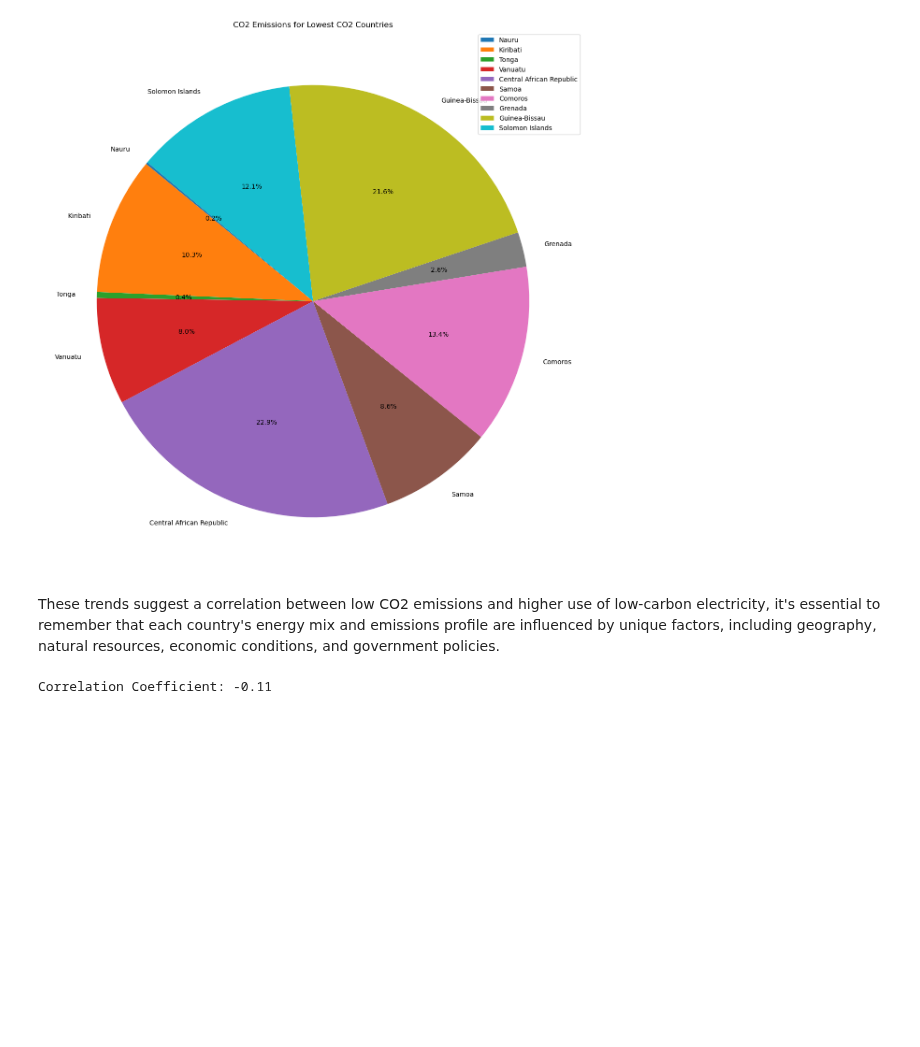
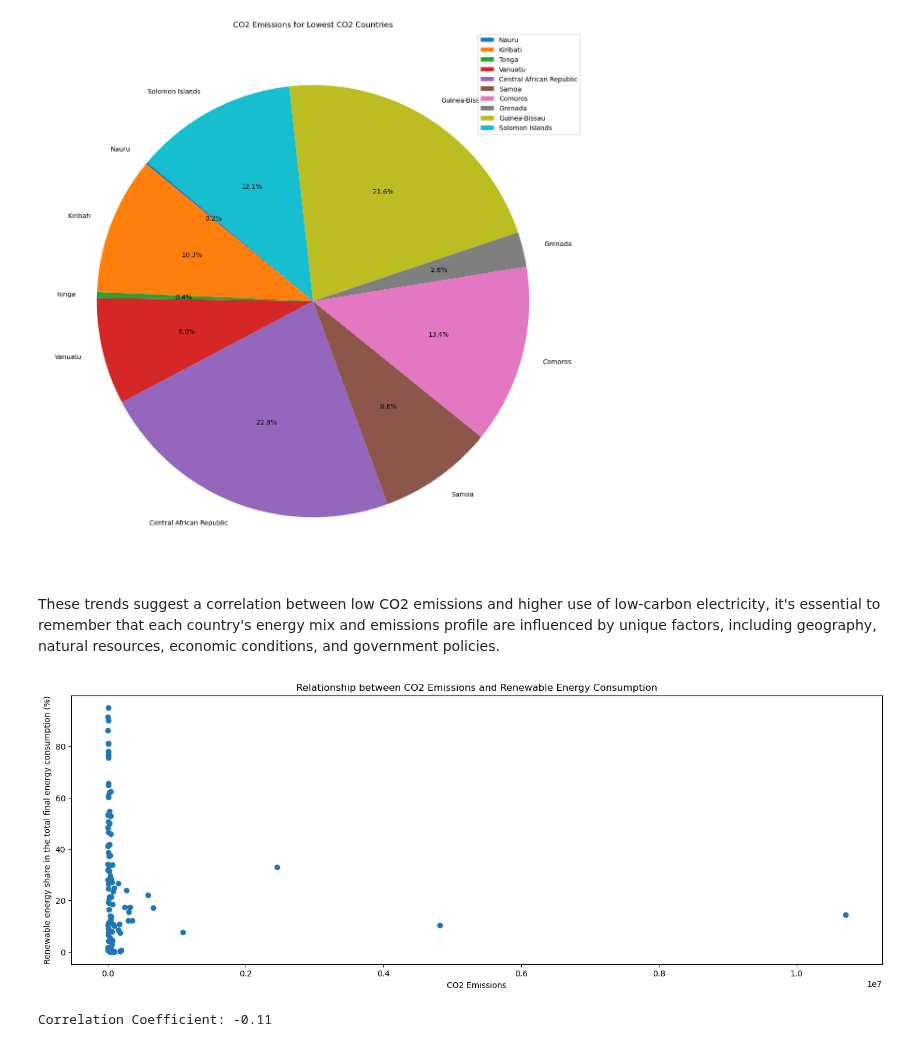
Before and after one commit to yosieph/Project1, a Jupyter notebook: project1.ipynb, the cells around one changed output. Saved outputs shown, nothing was run; the diff lists cells and outputs as text; code cells hidden in the pictures; blank space fills up the shorter version.

```diff
--- a/project1.ipynb
+++ b/project1.ipynb
@@ -827,6 +827,21 @@ plt.legend()
 [figure]
 # %% [markdown]
 These trends suggest a correlation between low CO2 emissions and higher use of low-carbon electricity, it's essential to remember that each country's energy mix and emissions profile are influenced by unique factors, including geography, natural resources, economic conditions, and government policies.
+# %%
+# Create subplots for the visualizations
+fig, axes = plt.subplots(1, figsize=(18, 6))
+
+# Create a scatter plot
+plt.scatter(main_data['co2 Emissions (metric tons per capita)'], main_data['Renewable energy share in the total final energy consumption (%)'])
+plt.xlabel('CO2 Emissions')
+plt.ylabel('Renewable energy share in the total final energy consumption (%)')
+plt.title('Relationship between CO2 Emissions and Renewable Energy Consumption')
+
+plt.savefig("output_data/relationship between co2 and renew.png", bbox_inches='tight')
+
+plt.show()
+# %% [output]
+[figure, added]
 # %%
 correlation_coefficient = main_data['co2 Emissions (metric tons per capita)'].corr(main_data['Renewable energy share in the total final energy consumption (%)'])
 # Print the correlation coefficient
```
Also changed, not shown: parts of 3 cells of this notebook, 1 other file.
